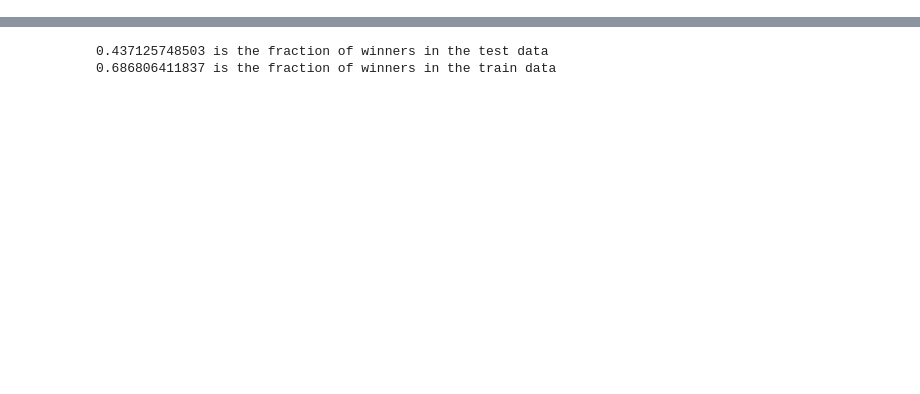
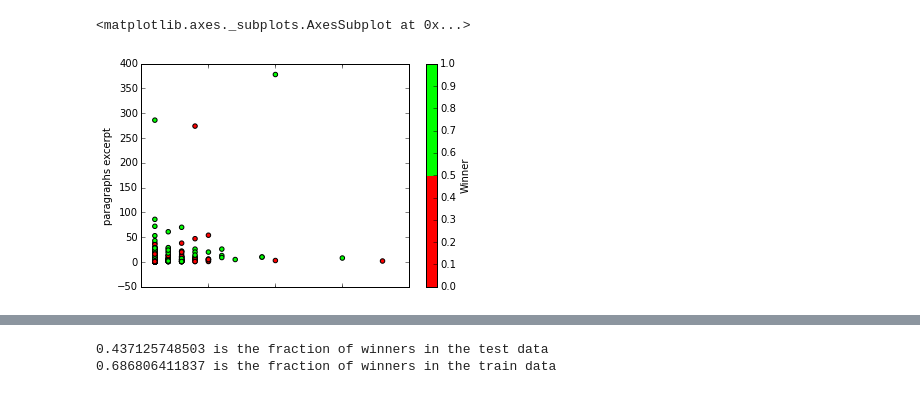
Before and after one commit to nicaless/nanowrimo_ga_project, a Jupyter notebook: analyze/explore novel features.ipynb, the cells around one changed output, grey strips where cells are left out. Drawn from its saved outputs; the diff is of its cells as text; code cells hidden in the pictures; blank space fills up the shorter version.

```diff
--- a/analyze/explore novel features.ipynb
+++ b/analyze/explore novel features.ipynb
@@ -41,7 +41,11 @@ novel_features.head()
 # %%
 cmap_bold = ListedColormap(['#FF0000', '#00FF00'])
-df = novel_features[novel_features['has_synopses'] == 1 * novel_features['has excerpt'] == 1]
-no.plot(kind='scatter', x='paragraphs', y='paragraphs excerpt', c='Winner', colormap = cmap_bold)
+df = novel_features[novel_features['has_synopses'] == 1]
+df = df[df['has excerpt'] == 1]
+df.plot(kind='scatter', x='paragraphs', y='paragraphs excerpt', c='Winner', colormap = cmap_bold)
+# %% [output]
+<matplotlib.axes._subplots.AxesSubplot at 0x...>
+[figure, added]
 # %%
 winlose = novel_features.groupby("Winner")
 df = pd.DataFrame({'loss': winlose['has excerpt'].get_group(0), 'win': winlose['has excerpt'].get_group(1)})
```
Also changed, not shown: parts of 16 cells of this notebook, 3 other files.
